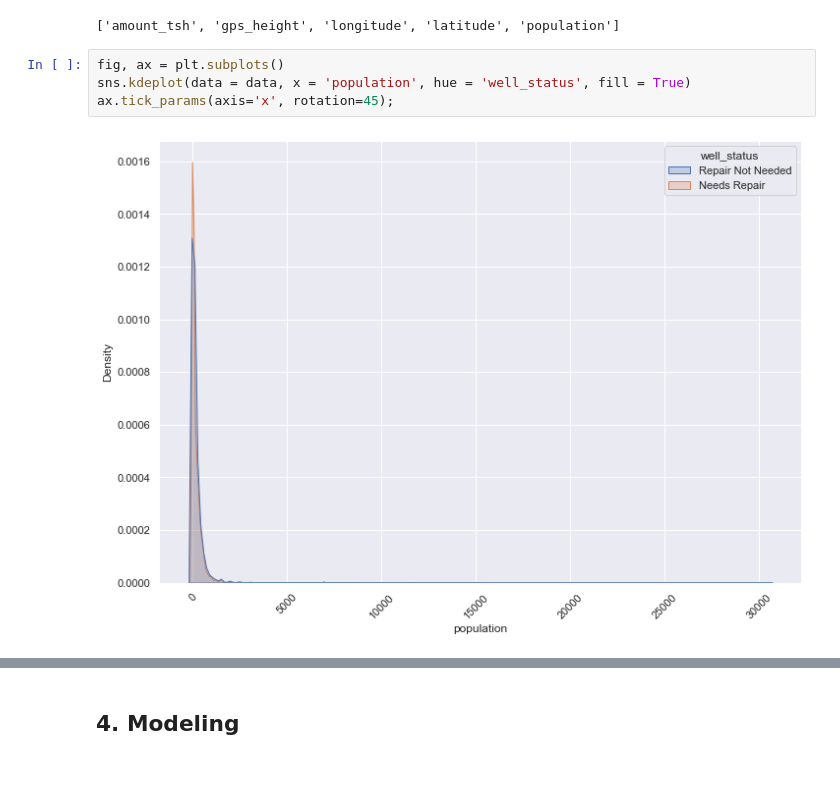
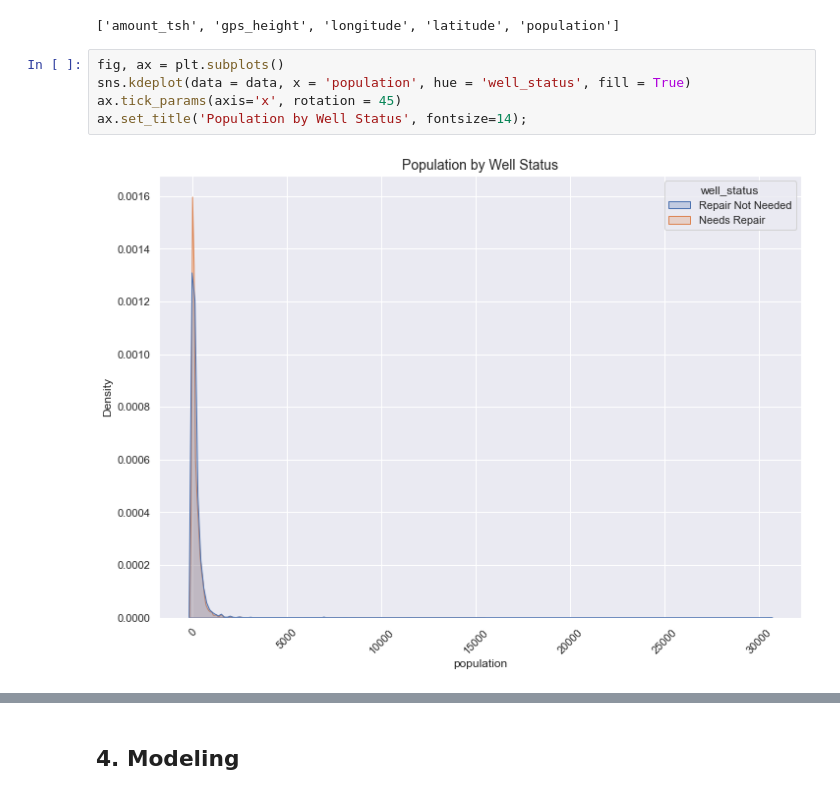
Before and after one commit to ckucewicz/Water_well_classification, a Jupyter notebook: Notebook.ipynb, the cells around one changed output, grey strips where cells are left out. Saved outputs shown, nothing was run; the diff lists cells and outputs as text.

```diff
--- a/Notebook.ipynb
+++ b/Notebook.ipynb
@@ -1016,9 +1055,10 @@ num_columns
 # %%
 fig, ax = plt.subplots()
 sns.kdeplot(data = data, x = 'population', hue = 'well_status', fill = True)
-ax.tick_params(axis='x', rotation=45);
+ax.tick_params(axis='x', rotation = 45)
+ax.set_title('Population by Well Status', fontsize=14);
 # %% [output]
-[figure, old version]
+[figure, new version]
 # %%
 fig, ax = plt.subplots()
 sns.kdeplot(data = data, x = 'amount_tsh', hue = 'well_status', fill = True)
```
Also changed, not shown: parts of 23 cells of this notebook.
